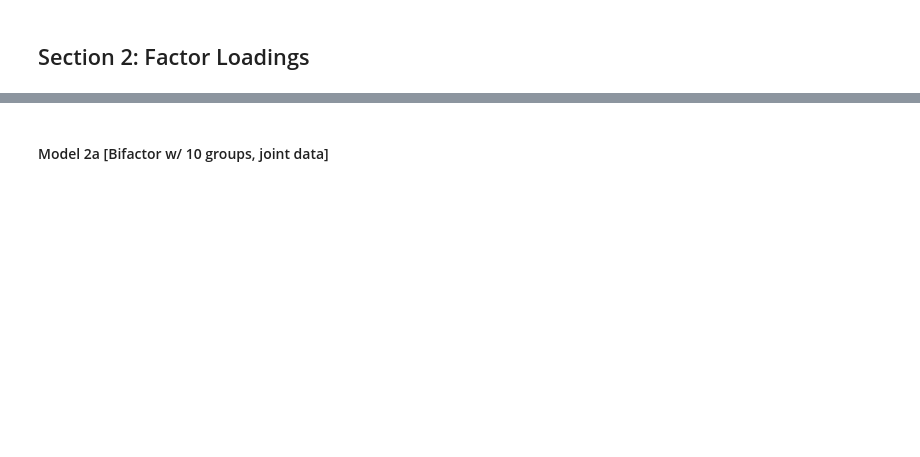
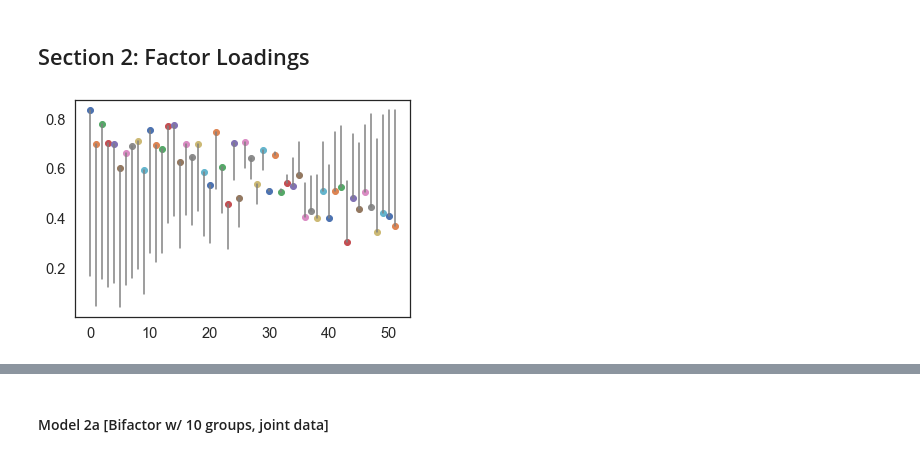
Before and after one commit to szorowi1/mace-irt, a Jupyter notebook: analysis/02_Modeling.ipynb, the cells around one changed output, grey strips where cells are left out. Saved outputs shown, nothing was run; the diff lists cells and outputs as text; code cells hidden in the pictures; blank space fills up the shorter version.

Commit message:
updated data

```diff
--- a/analysis/02_Modeling.ipynb
+++ b/analysis/02_Modeling.ipynb
@@ -9,0 +55,7 @@ sns.set_theme(style='white', context='notebook', font_scale=1.33)
+# %%
+for i, (y1, y2) in enumerate(zip(data[0], data[1])):
+
+    plt.scatter(i,y2)
+    plt.plot([i,i], [y1,y2], color='0.5')
+# %% [output]
+[figure, added]
```
Also changed, not shown: parts of 11 cells of this notebook, 15 other files.
